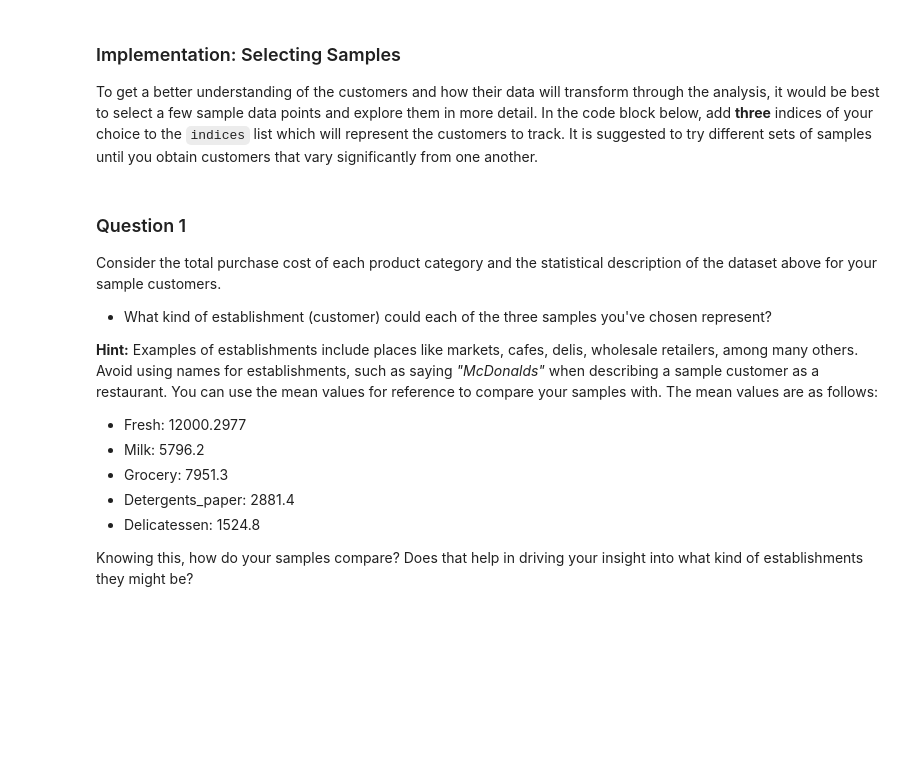
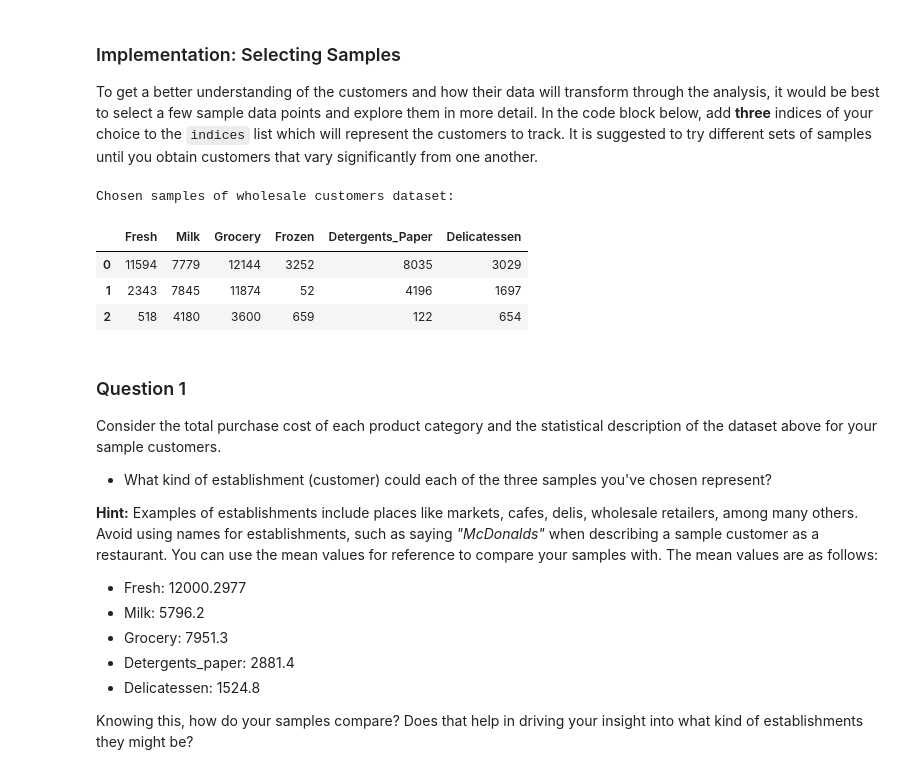
Before and after one commit to gtg269c/customer_segments, a Jupyter notebook: customer_segments.ipynb, the cells around one changed output. Cells and saved outputs as stored; diff of their text form; code cells hidden in the pictures; blank space fills up the shorter version.

```diff
--- a/customer_segments.ipynb
+++ b/customer_segments.ipynb
@@ -48,12 +61,18 @@ display(data.describe())
 To get a better understanding of the customers and how their data will transform through the analysis, it would be best to select a few sample data points and explore them in more detail. In the code block below, add **three** indices of your choice to the `indices` list which will represent the customers to track. It is suggested to try different sets of samples until you obtain customers that vary significantly from one another.
 # %%
 # TODO: Select three indices of your choice you wish to sample from the dataset
-indices = []
+indices = [100,175,392]
 
 # Create a DataFrame of the chosen samples
 samples = pd.DataFrame(data.loc[indices], columns = data.keys()).reset_index(drop = True)
 print("Chosen samples of wholesale customers dataset:")
 display(samples)
+# %% [output]
+Chosen samples of wholesale customers dataset:
+|  | Fresh | Milk | Grocery | Frozen | Detergents_Paper | Delicatessen |
+| 0 | 11594 | 7779 | 12144 | 3252 | 8035 | 3029 |
+| 1 | 2343 | 7845 | 11874 | 52 | 4196 | 1697 |
+| 2 | 518 | 4180 | 3600 | 659 | 122 | 654 |
 # %% [markdown]
 ### Question 1
 Consider the total purchase cost of each product category and the statistical description of the dataset above for your sample customers.
```
Also changed, not shown: parts of 4 cells of this notebook.
